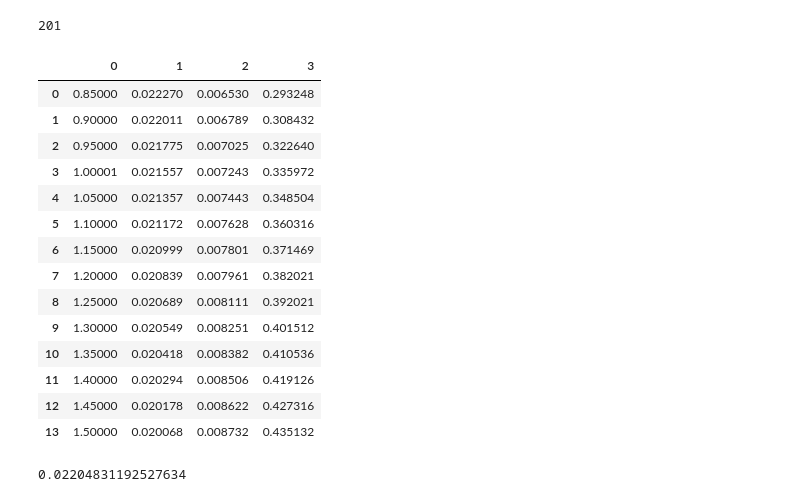
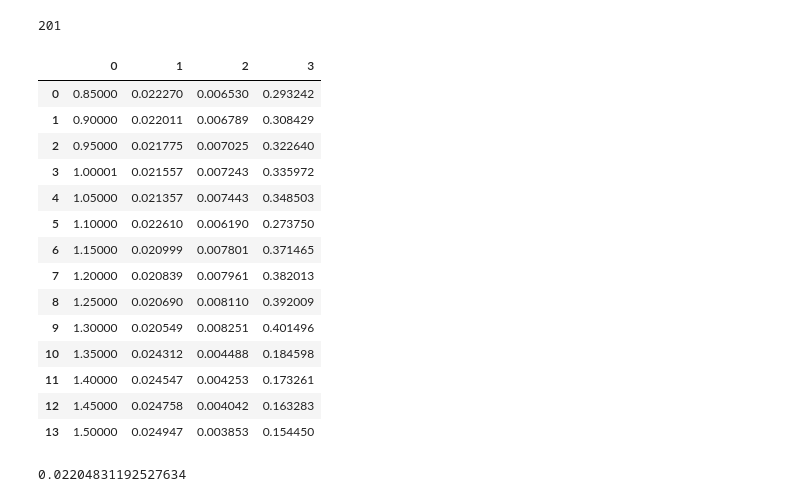
Before and after one commit to hqin-2020/Twist_Bin, a Jupyter notebook: Untitled.ipynb, the cells around one changed output. Cells and saved outputs as stored; diff of their text form; code cells hidden in the pictures.

```diff
--- a/Untitled.ipynb
+++ b/Untitled.ipynb
@@ -8,13 +8,14 @@ import plotly.offline as pyo
 import matplotlib as mpl
 import matplotlib.pyplot as plt
 import pickle
-datadir = '/Users/haominqin/Dropbox/Twist_Bin/data/OneCapital_newcab_newgrid_morepts_opt2_0.1_frac_0.1/'
+datadir = '/Users/haominqin/Dropbox/Twist_Bin/data/OneCapital_newcab_newgrid_morepts_opt_0.1_frac_0.1/'
 # %%
 zmax = 0.05
 zmin = -zmax
 W1_min = zmin
 W1_max = zmax
 hW1 = 0.0005
+hW1 = 0.001
 W1 = np.arange(W1_min, W1_max+hW1, hW1)
 nW1 = len(W1)
 
@@ -40,24 +41,24 @@ for i in range(len(rho_list)):
 # %%
 ci_ratios = pd.DataFrame([rho_list, d_list,c_list,ci_ratio]).T
 
-ci_ratios.to_csv('ci_ratio.csv')
+# ci_ratios.to_csv('ci_ratio.csv')
 ci_ratios
 # %% [output]
 |  | 0 | 1 | 2 | 3 |
-| 0 | 0.85000 | 0.022270 | 0.006530 | 0.293248 |
-| 1 | 0.90000 | 0.022011 | 0.006789 | 0.308432 |
+| 0 | 0.85000 | 0.022270 | 0.006530 | 0.293242 |
+| 1 | 0.90000 | 0.022011 | 0.006789 | 0.308429 |
 | 2 | 0.95000 | 0.021775 | 0.007025 | 0.322640 |
 | 3 | 1.00001 | 0.021557 | 0.007243 | 0.335972 |
-| 4 | 1.05000 | 0.021357 | 0.007443 | 0.348504 |
-| 5 | 1.10000 | 0.021172 | 0.007628 | 0.360316 |
-| 6 | 1.15000 | 0.020999 | 0.007801 | 0.371469 |
-| 7 | 1.20000 | 0.020839 | 0.007961 | 0.382021 |
-| 8 | 1.25000 | 0.020689 | 0.008111 | 0.392021 |
-| 9 | 1.30000 | 0.020549 | 0.008251 | 0.401512 |
-| 10 | 1.35000 | 0.020418 | 0.008382 | 0.410536 |
-| 11 | 1.40000 | 0.020294 | 0.008506 | 0.419126 |
-| 12 | 1.45000 | 0.020178 | 0.008622 | 0.427316 |
-| 13 | 1.50000 | 0.020068 | 0.008732 | 0.435132 |
+| 4 | 1.05000 | 0.021357 | 0.007443 | 0.348503 |
+| 5 | 1.10000 | 0.022610 | 0.006190 | 0.273750 |
+| 6 | 1.15000 | 0.020999 | 0.007801 | 0.371465 |
+| 7 | 1.20000 | 0.020839 | 0.007961 | 0.382013 |
+| 8 | 1.25000 | 0.020690 | 0.008110 | 0.392009 |
+| 9 | 1.30000 | 0.020549 | 0.008251 | 0.401496 |
+| 10 | 1.35000 | 0.024312 | 0.004488 | 0.184598 |
+| 11 | 1.40000 | 0.024547 | 0.004253 | 0.173261 |
+| 12 | 1.45000 | 0.024758 | 0.004042 | 0.163283 |
+| 13 | 1.50000 | 0.024947 | 0.003853 | 0.154450 |
 # %%
 (0.0251168138240397+0.01897981002651298)/2
 # %% [output]
```
Also changed, not shown: 3 other files.
